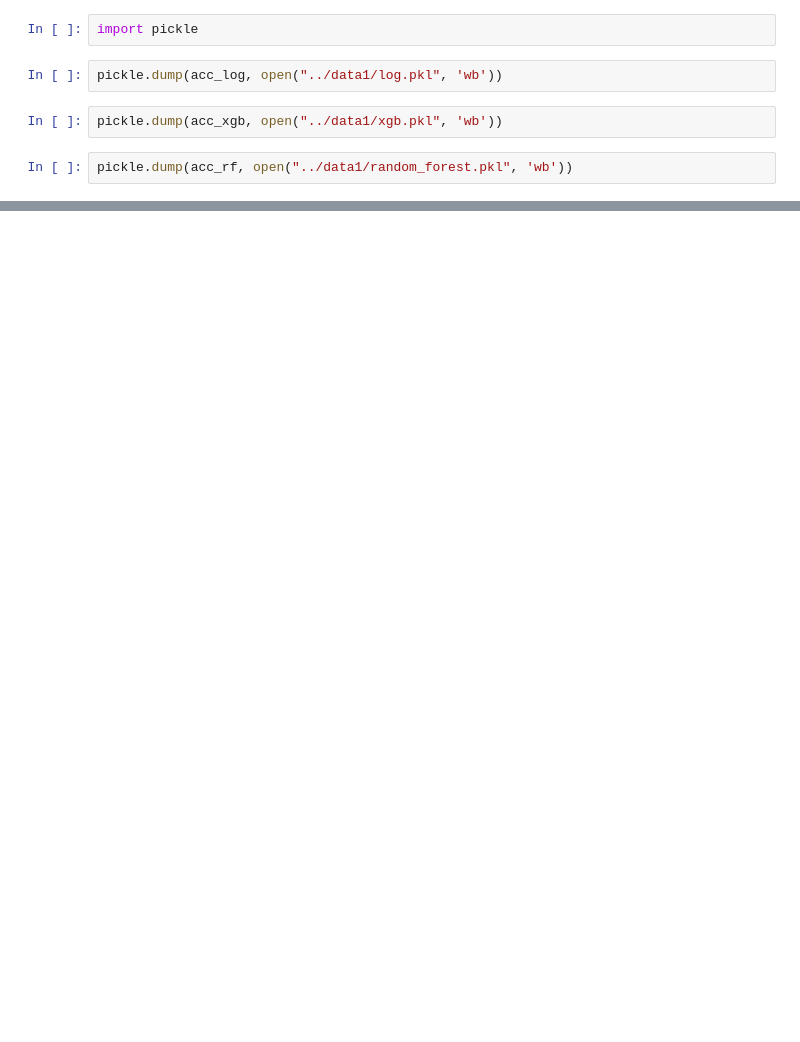
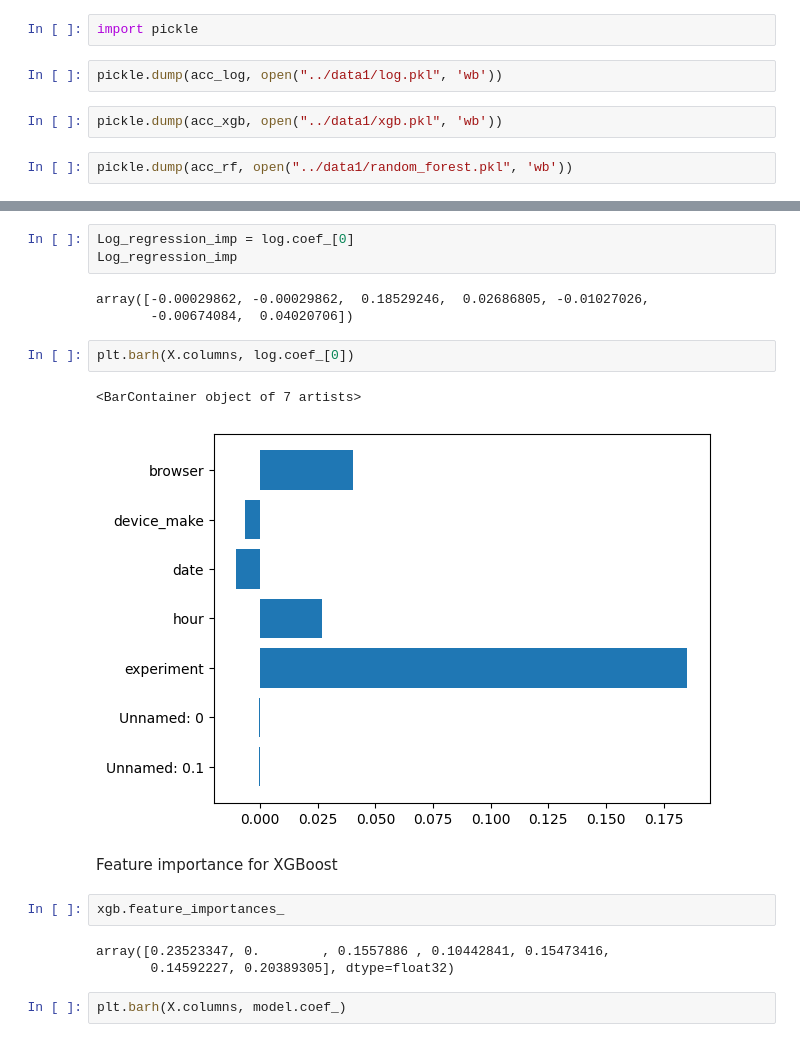
Before and after one commit to 10X-groups/AB-testing, a Jupyter notebook: notebooks/SmartAd_Modeling.ipynb, the cells around one changed output, grey strips where cells are left out. Cells and saved outputs as stored; diff of their text form; blank space fills up the shorter version.

```diff
--- a/notebooks/SmartAd_Modeling.ipynb
+++ b/notebooks/SmartAd_Modeling.ipynb
@@ -214,0 +248,20 @@ pickle.dump(acc_rf, open("../data1/random_forest.pkl", 'wb'))
+# %%
+Log_regression_imp = log.coef_[0]
+Log_regression_imp
+# %% [output]
+array([-0.00029862, -0.00029862,  0.18529246,  0.02686805, -0.01027026,
+       -0.00674084,  0.04020706])
+# %%
+plt.barh(X.columns, log.coef_[0])
+# %% [output]
+<BarContainer object of 7 artists>
+[figure, added]
+# %% [markdown]
+Feature importance for XGBoost
+# %%
+xgb.feature_importances_
+# %% [output]
+array([0.23523347, 0.        , 0.1557886 , 0.10442841, 0.15473416,
+       0.14592227, 0.20389305], dtype=float32)
+# %%
+plt.barh(X.columns, model.coef_)
```
Also changed, not shown: parts of 16 cells of this notebook, 4 other files.
